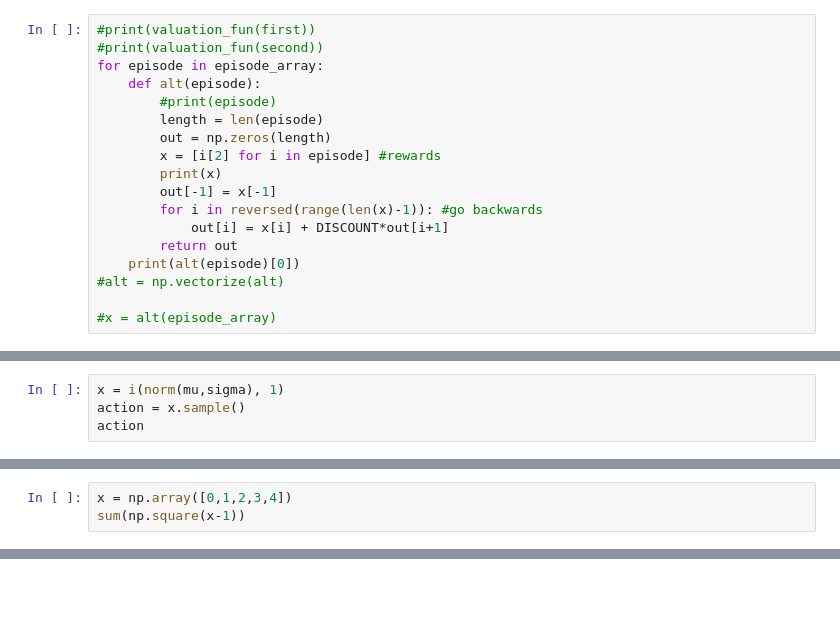
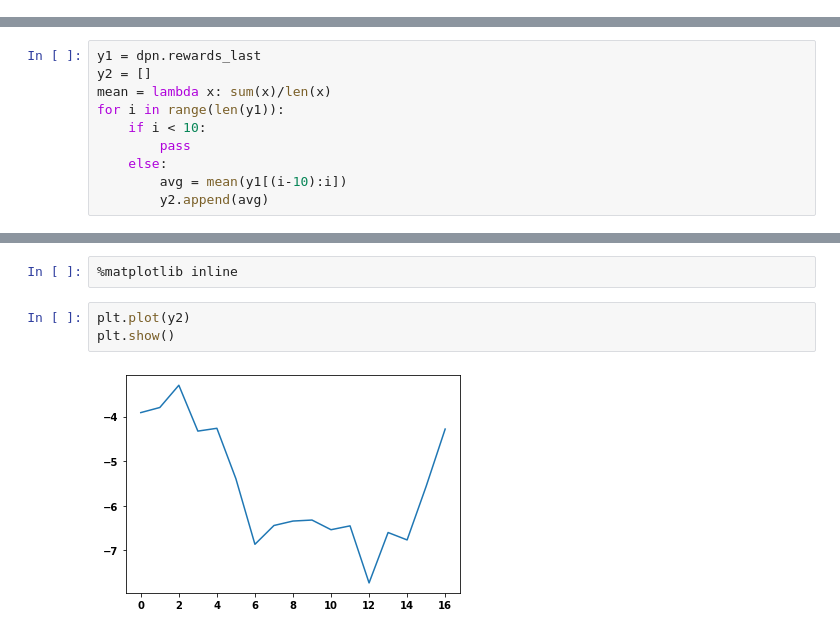
Before and after one commit to natewagner10/DeepLearningOfDynamics, a Jupyter notebook: model_code/Untitled.ipynb, the cells around one changed output, grey strips where cells are left out. Saved outputs shown, nothing was run; the diff lists cells and outputs as text; blank space fills up the shorter version.

```diff
--- a/model_code/Untitled.ipynb
+++ b/model_code/Untitled.ipynb
@@ -99,18 +37,0 @@ Rewards for trajectory2:
-# %%
-#print(valuation_fun(first))
-#print(valuation_fun(second))
-for episode in episode_array:
-    def alt(episode):
-        #print(episode)
-        length = len(episode)
-        out = np.zeros(length)
-        x = [i[2] for i in episode] #rewards
-        print(x)
-        out[-1] = x[-1]
-        for i in reversed(range(len(x)-1)): #go backwards
-            out[i] = x[i] + DISCOUNT*out[i+1]
-        return out
-    print(alt(episode)[0])
-#alt = np.vectorize(alt)
-
-#x = alt(episode_array)
@@ -142,4 +37,0 @@ print(rewards2)
-# %%
-x = i(norm(mu,sigma), 1)
-action = x.sample()
-action
@@ -165,3 +37,0 @@ tensor(-99.3508, grad_fn=<SumBackward1>)
-# %%
-x = np.array([0,1,2,3,4])
-sum(np.square(x-1))
@@ -169,0 +38,10 @@ sum(np.square(x-1))
+# %%
+y1 = dpn.rewards_last
+y2 = []
+mean = lambda x: sum(x)/len(x)
+for i in range(len(y1)):
+    if i < 10:
+        pass
+    else:
+        avg = mean(y1[(i-10):i])
+        y2.append(avg)
@@ -169,0 +67,7 @@ sum(np.square(x-1))
+# %%
+%matplotlib inline
+# %%
+plt.plot(y2)
+plt.show()
+# %% [output]
+[figure, added]
```
Also changed, not shown: parts of 19 cells of this notebook, 1 other file.
